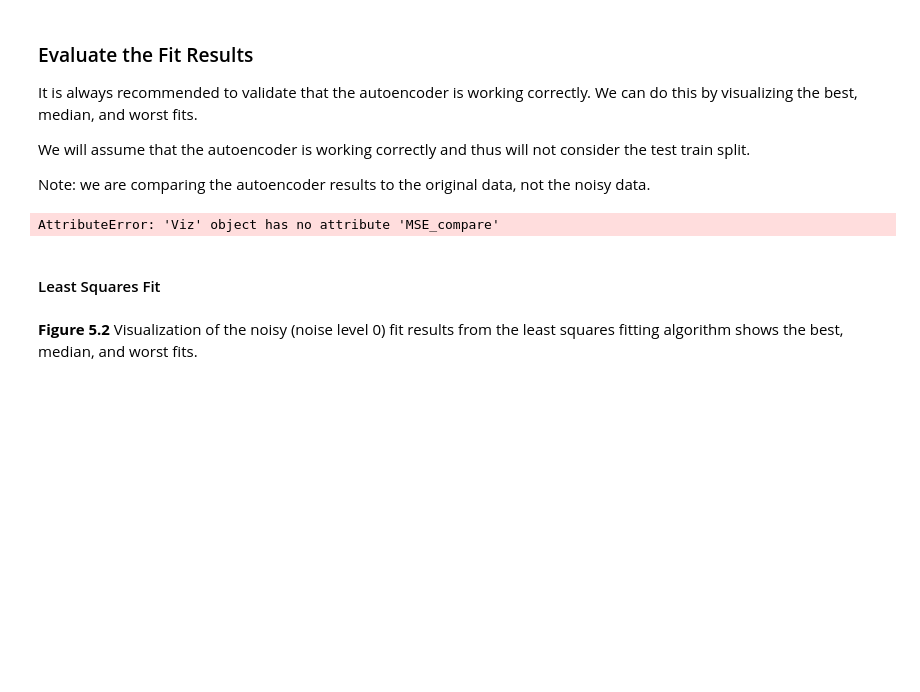
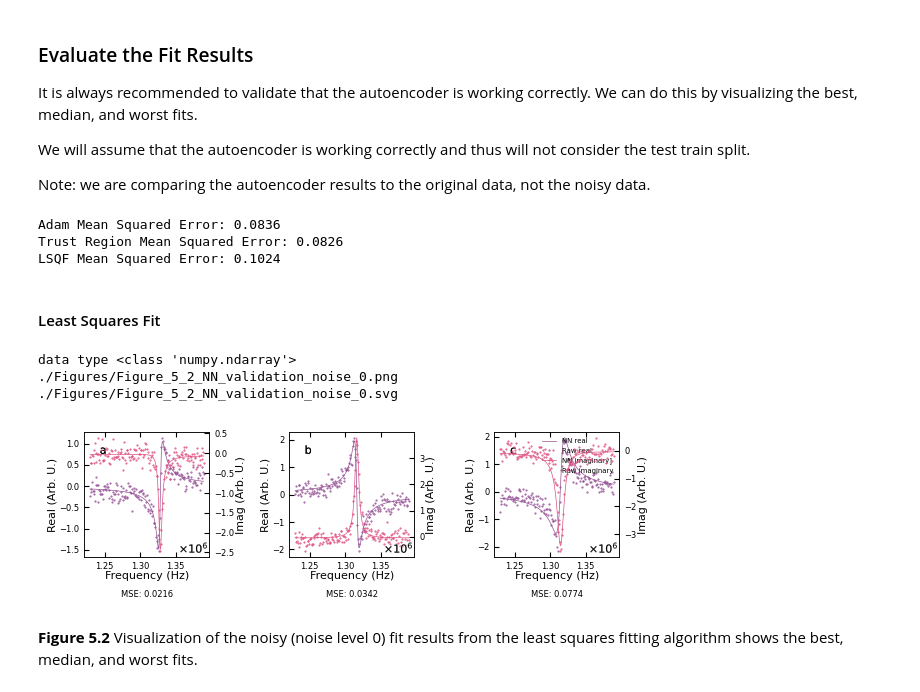
Before and after one commit to m3-learning/Rapid-Fitting-BEPFM-NN, a Jupyter notebook: notebooks/6_Noisy_Data_Analysis.ipynb, the cells around one changed output. Drawn from its saved outputs; the diff is of its cells as text; code cells hidden in the pictures; blank space fills up the shorter version.

```diff
--- a/notebooks/6_Noisy_Data_Analysis.ipynb
+++ b/notebooks/6_Noisy_Data_Analysis.ipynb
@@ -170,7 +168,7 @@ Accessing data at: Raw_Data-SHO_Fit_000/Fit
 # %%
 
 # extracts the x and y data based on the noise
-X_data_no_noise, Y_data = BE_viz.get_nn_data()
+X_data_no_noise, Y_data_no_noise = BE_viz.get_nn_data()
 # %% [output]
 data type <class 'numpy.ndarray'>
 # %% [markdown]
@@ -237,19 +235,26 @@ LSQF_ = {'resampled': True,
 
 BE_viz.MSE_compare(X_data_no_noise, [adam_model, trust_region_model, LSQF_], ["Adam", "Trust Region", "LSQF"])
 # %% [output]
-AttributeError: 'Viz' object has no attribute 'MSE_compare'
+Adam Mean Squared Error: 0.0836
+Trust Region Mean Squared Error: 0.0826
+LSQF Mean Squared Error: 0.1024
 # %% [markdown]
 #### Least Squares Fit
 # %%
 
 d1, d2, index1, mse1 = BE_viz.bmw_nn(
-    X_data,
+    X_data_no_noise,
     prediction=LSQF_,
     out_state={"scaled": True, "raw_format": "complex"},
     returns=True,
     filename=f"Figure_5_2_NN_validation_noise_{noise}",
     compare_state = X_data_no_noise,
 )
+# %% [output]
+data type <class 'numpy.ndarray'>
+./Figures/Figure_5_2_NN_validation_noise_0.png
+./Figures/Figure_5_2_NN_validation_noise_0.svg
+[figure, added]
 # %% [markdown]
 **Figure 5.2** Visualization of the noisy (noise level 0) fit results from the least squares fitting algorithm shows the best, median, and worst fits.
 # %% [markdown]
```
Also changed, not shown: parts of 26 cells of this notebook, 5 other files.
